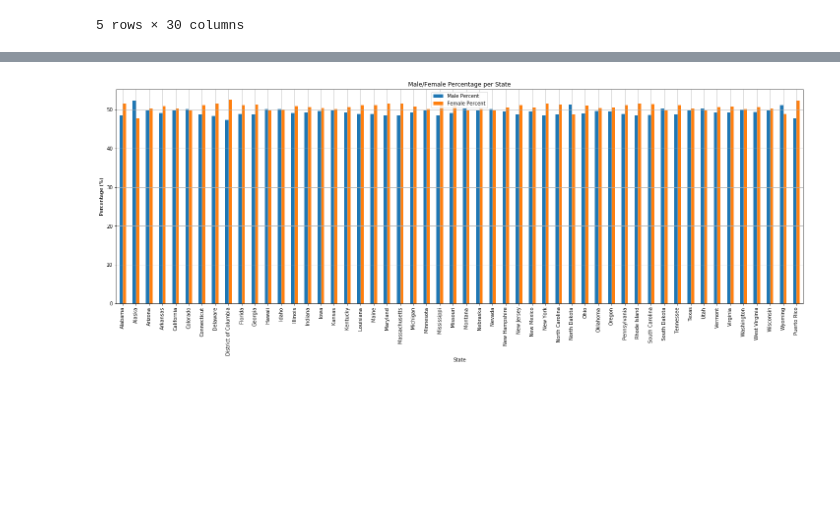
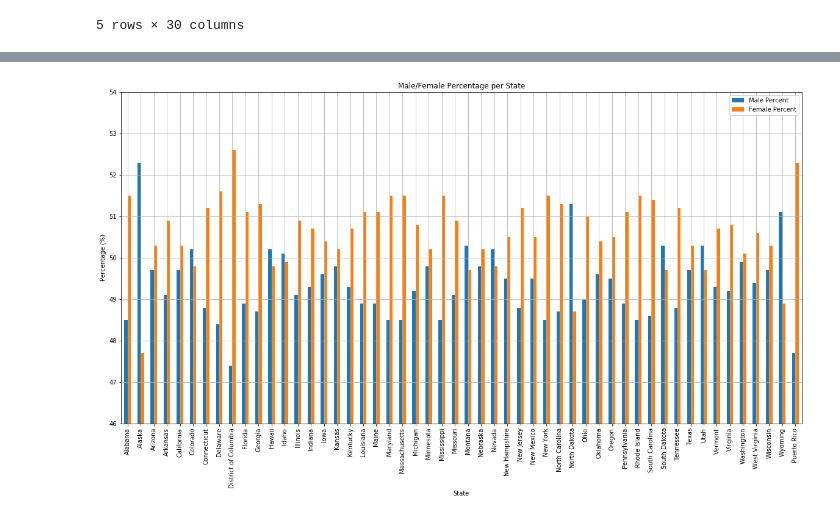
Before and after one commit to ericaleon/mental-health, a Jupyter notebook: Demographics.ipynb, the cells around one changed output, grey strips where cells are left out. Saved outputs shown, nothing was run; the diff lists cells and outputs as text; code cells hidden in the pictures; blank space fills up the shorter version.

```diff
--- a/Demographics.ipynb
+++ b/Demographics.ipynb
@@ -64,14 +68,15 @@ plt.savefig("Population.png")
 # %%
 #male/female info
 #demo_data[["Male Percent", "Female Percent"]].plot(kind='bar')
 demo_data.plot.bar(x = "State", y = ["Male Percent", "Female Percent"], rot = 90)
 plt.title("Male/Female Percentage per State")
 plt.ylabel("Percentage (%)")
+plt.ylim(46, 54)
 plt.grid()
 
 plt.savefig("MaleFemale.png")
 # %% [output]
-[figure, old version]
+[figure, new version]
 # %%
 #race per state
 demo_data.plot.bar(x = "State", y = ["White", "Black", "American Indian/Alaska Native", "Asian", "Native Hawaiian/Other Pacific Islander", "Other Race"],
```
Also changed, not shown: parts of 16 cells of this notebook, 9 other files.
